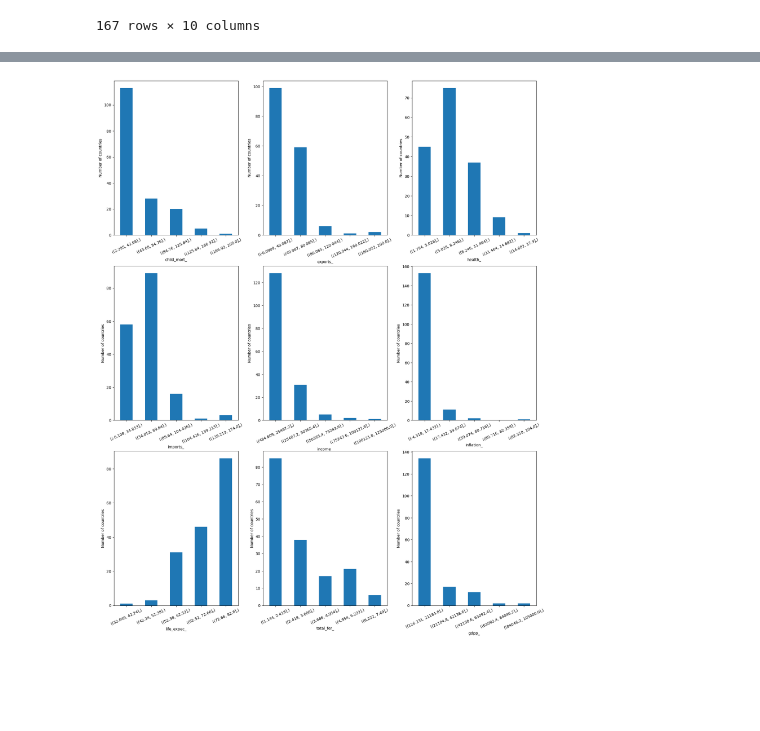
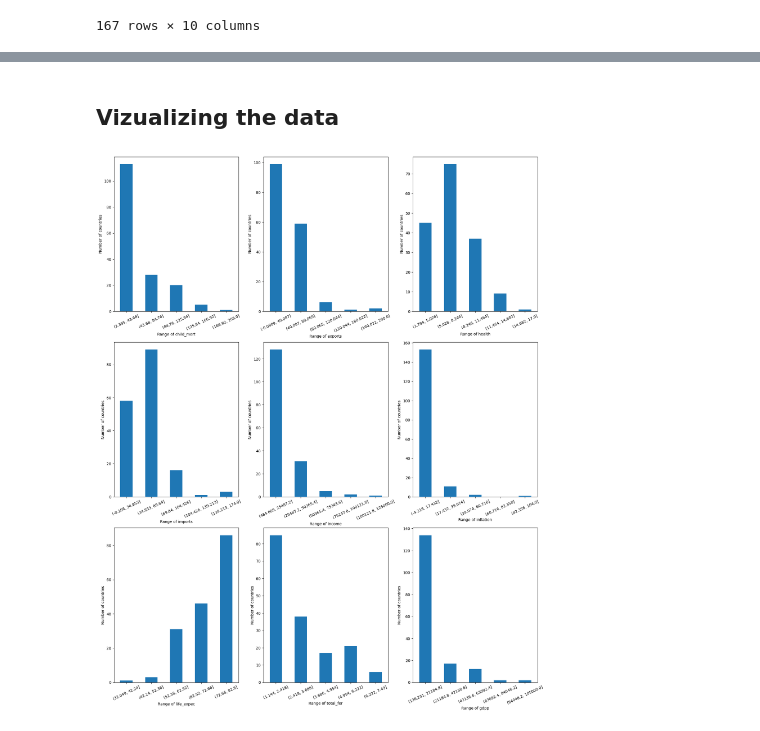
Before and after one commit to SameerSharma-57/Country_data_project, a Jupyter notebook: project.ipynb, the cells around one changed output, grey strips where cells are left out. Cells and saved outputs as stored; diff of their text form; code cells hidden in the pictures; blank space fills up the shorter version.

```diff
--- a/project.ipynb
+++ b/project.ipynb
@@ -41,17 +116,16 @@ country_df
+# %% [markdown]
+## Vizualizing the data
 # %%
-X = country_df.copy()
-Y = X["country"]
-X = X.drop("country" ,axis = 1)
 fig = plt.figure(figsize = (20,25))
 cnt = 0
 for i in X.columns:
-    X[i + "_"] = pd.cut(x = X[i],bins = 5)
-    bin_counts = X[[i + "_"]].value_counts().sort_index()
+    temp = pd.cut(x = country_df[i],bins = 5)
+    bin_counts = temp.value_counts().sort_index()
     cnt += 1
     ax = fig.add_subplot(3,3,cnt)
     plt.xlabel("Range of " + i)
     plt.ylabel("Number of countries")
     bin_counts.plot(kind = 'bar',rot = 25)
 plt.show()
 # %% [output]
-[figure, old version]
+[figure, new version]
```
Also changed, not shown: parts of 21 cells of this notebook.
